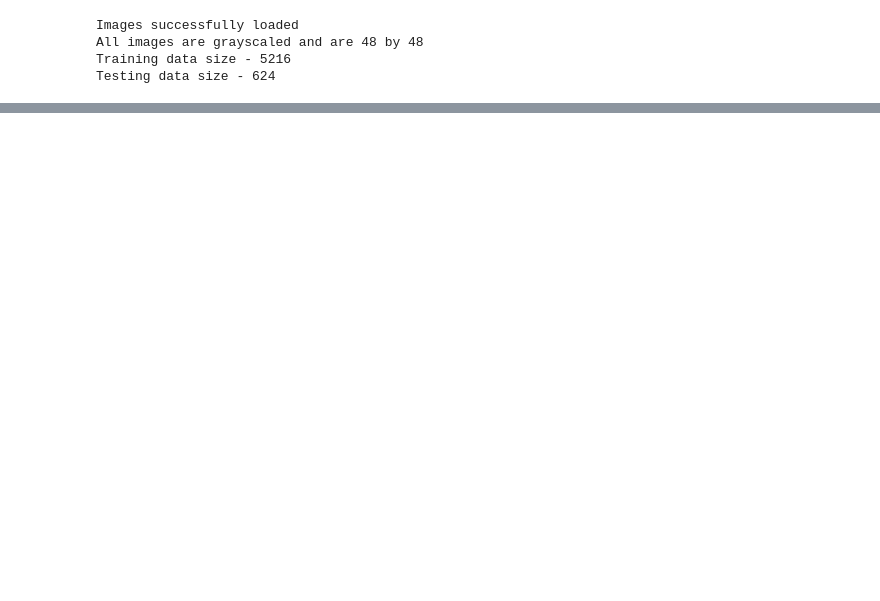
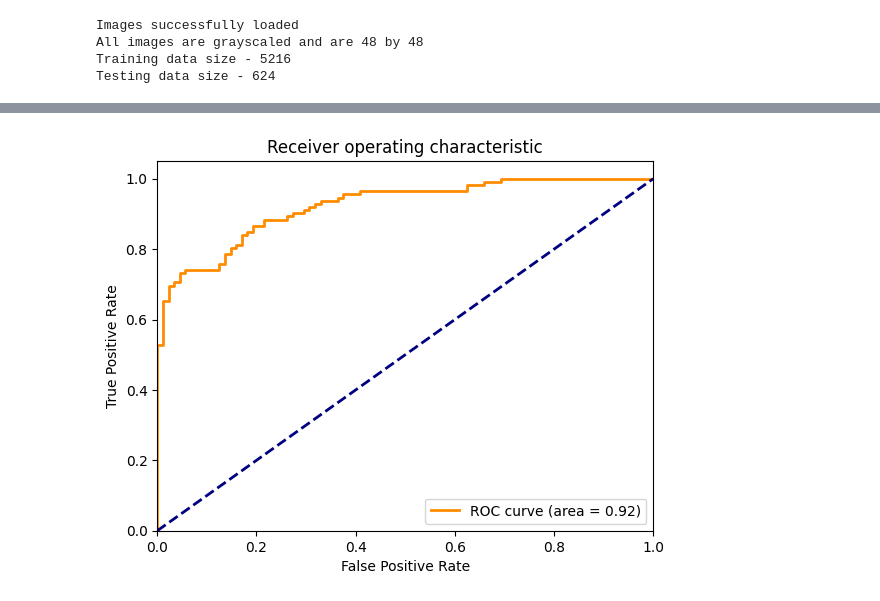
Before and after one commit to McLeansAlterEgo/PneumoniaImagesANN, a Jupyter notebook: PneumoniaImagesANNScratch.ipynb, the cells around one changed output, grey strips where cells are left out. Saved outputs shown, nothing was run; the diff lists cells and outputs as text; code cells hidden in the pictures; blank space fills up the shorter version.

Commit message:
Added graphs

```diff
--- a/PneumoniaImagesANNScratch.ipynb
+++ b/PneumoniaImagesANNScratch.ipynb
@@ -718,0 +722,27 @@ Testing accuracy:  0.835 , Testing loss:  0.375
+# %%
+# Get the predicted labels
+predictions = (activation4.output > 0.5) * 1
+
+# Calculate confusion matrix
+cm = confusion_matrix(testing_labels_sample, predictions)
+
+# Calculate true positive rate and false positive rate for ROC curve
+fpr, tpr, thresholds = roc_curve(testing_labels_sample, activation4.output)
+
+# calculate the fpr and tpr for all thresholds of the classification
+probs = activation4.output # the probabilities from the model
+fpr, tpr, thresholds = roc_curve(y, probs)
+roc_auc = auc(fpr, tpr)
+
+# plot ROC curve
+plt.plot(fpr, tpr, color='darkorange', lw=2, label='ROC curve (area = %0.2f)' % roc_auc)
+plt.plot([0, 1], [0, 1], color='navy', lw=2, linestyle='--')
+plt.xlim([0.0, 1.0])
+plt.ylim([0.0, 1.05])
+plt.xlabel('False Positive Rate')
+plt.ylabel('True Positive Rate')
+plt.title('Receiver operating characteristic')
+plt.legend(loc="lower right")
+plt.show()
+# %% [output]
+[figure, added]
```
Also changed, not shown: parts of 4 cells of this notebook.
